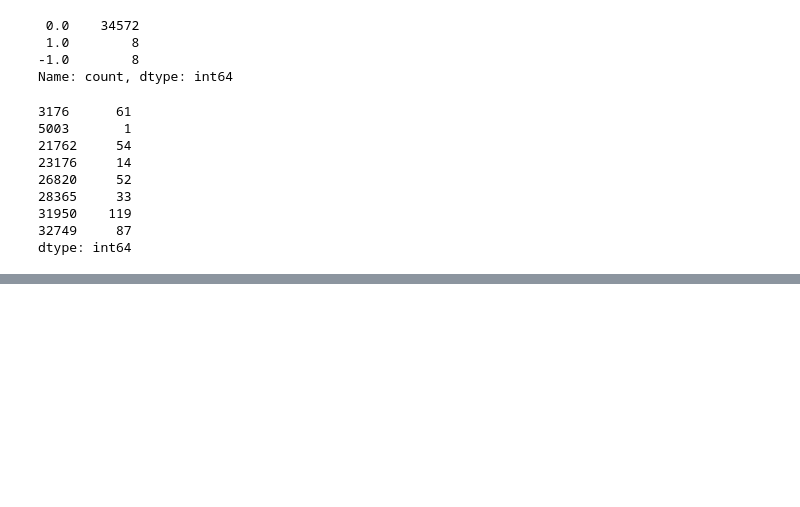
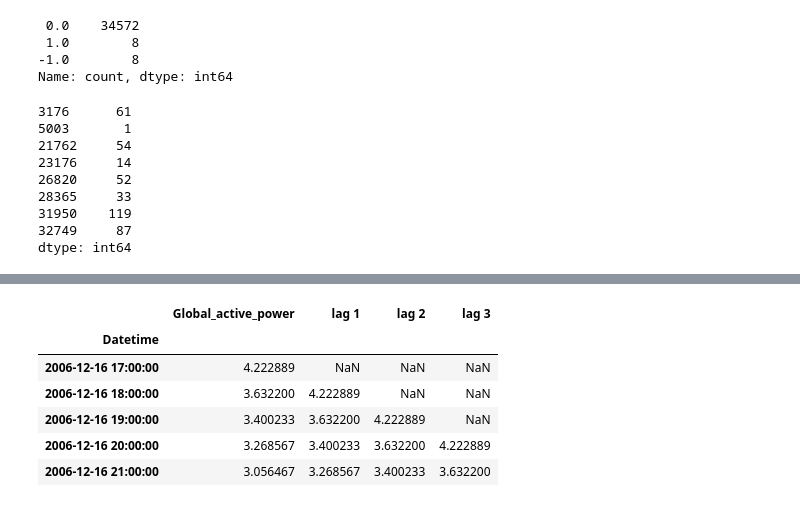
Before and after one commit to Shinoji24/explainable-household-electricity-forecasting, a Jupyter notebook: household_electricity_forecasting.ipynb, the cells around one changed output, grey strips where cells are left out. Saved outputs shown, nothing was run; the diff lists cells and outputs as text; code cells hidden in the pictures; blank space fills up the shorter version.

```diff
--- a/data_exploration_and_outlier_analysis.ipynb
+++ b/household_electricity_forecasting.ipynb
@@ -1029,0 +1034,2 @@ dtype: int64
+# %%
+target = "Global_active_power"
@@ -1029,0 +1091,12 @@ dtype: int64
+# %%
+# 3 hrs lag
+forecast_df['lag 3'] = forecast_df[target].shift(3)
+forecast_df.head()
+# %% [output]
+|  | Global_active_power | lag 1 | lag 2 | lag 3 |
+| Datetime |  |  |  |  |
+| 2006-12-16 17:00:00 | 4.222889 | NaN | NaN | NaN |
+| 2006-12-16 18:00:00 | 3.632200 | 4.222889 | NaN | NaN |
+| 2006-12-16 19:00:00 | 3.400233 | 3.632200 | 4.222889 | NaN |
+| 2006-12-16 20:00:00 | 3.268567 | 3.400233 | 3.632200 | 4.222889 |
+| 2006-12-16 21:00:00 | 3.056467 | 3.268567 | 3.400233 | 3.632200 |
```
Also changed, not shown: parts of 20 cells of this notebook.
